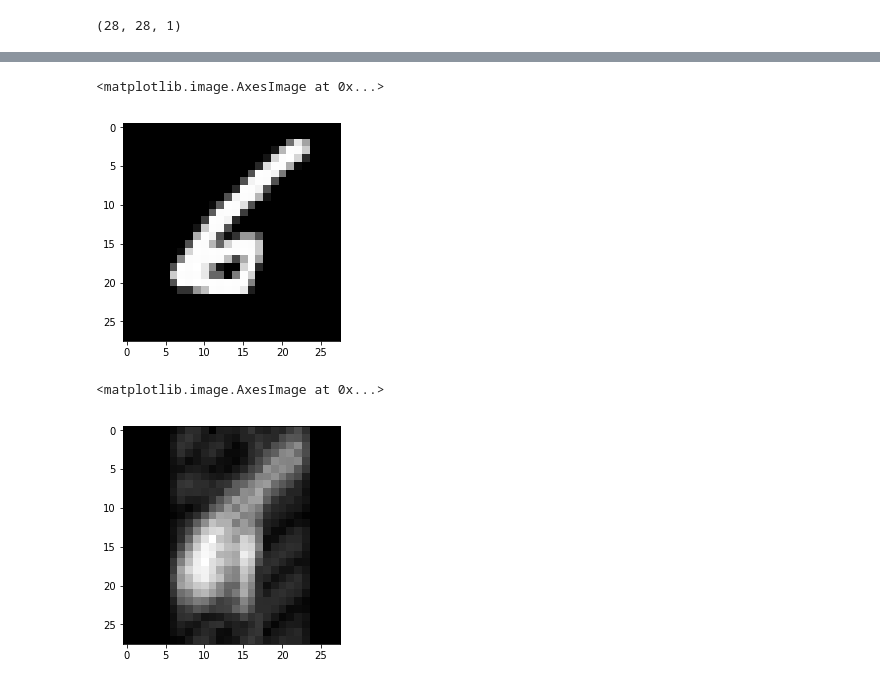
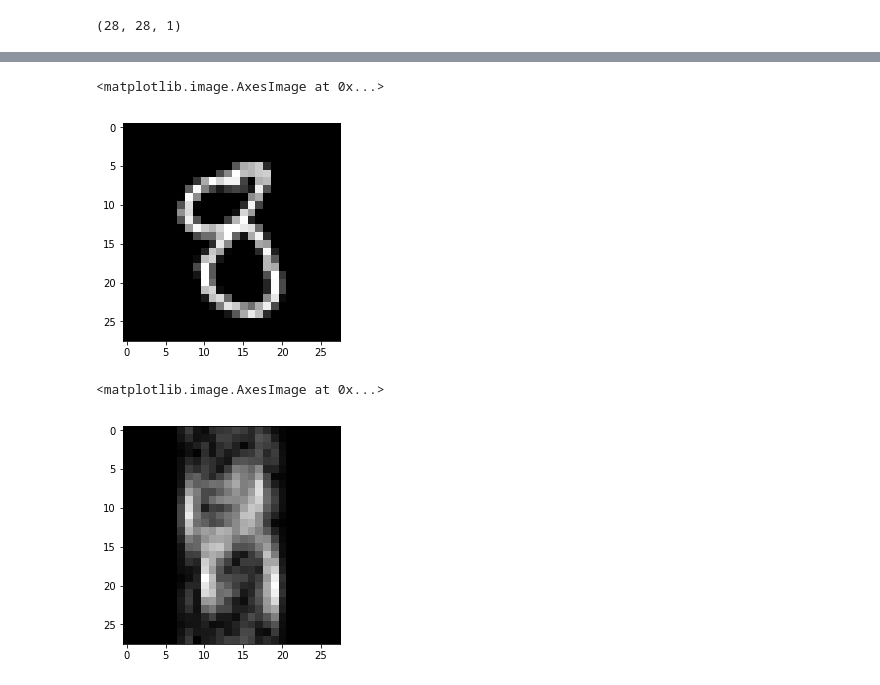
Before and after one commit to charlienew/GANCS, a Jupyter notebook: Mnist-test.ipynb, the cells around one changed output, grey strips where cells are left out. Saved outputs shown, nothing was run; the diff lists cells and outputs as text; code cells hidden in the pictures.

```diff
--- a/Mnist-test.ipynb
+++ b/Mnist-test.ipynb
@@ -213,18 +213,18 @@ plt.imshow(m, cmap = "gray")
 # %%
-g = batch[97,:,:,:]
+g = batch[53,:,:,:]
 g = np.reshape(g, [28, 28])
 plt.imshow(g, cmap = "gray")
 # %% [output]
 <matplotlib.image.AxesImage at 0x...>
-[figure, old version]
+[figure, new version]
 # %%
-m1 = tf.cast(masked[97][:][:][:], tf.complex64)
+m1 = tf.cast(masked[53][:][:][:], tf.complex64)
 re = m1[:,:,0]+1j*m1[:,:,1]
 r = tf.abs(re)
 r = tf.reshape(r, [28, 28])
 with tf.Session() as ses:
     o1 = ses.run(r)
 plt.imshow(o1, cmap = "gray")
 # %% [output]
 <matplotlib.image.AxesImage at 0x...>
-[figure, old version]
+[figure, new version]
```
Also changed, not shown: parts of 5 cells of this notebook.
